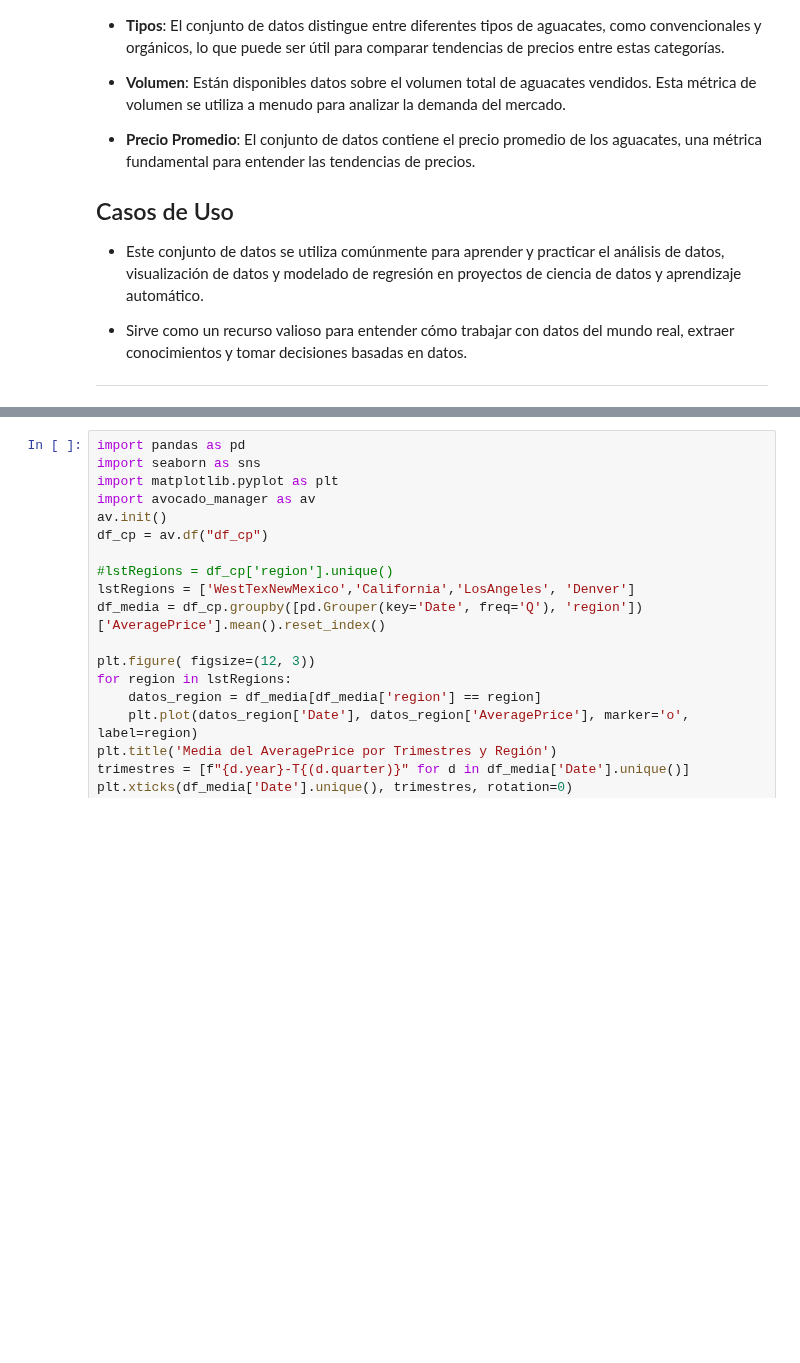
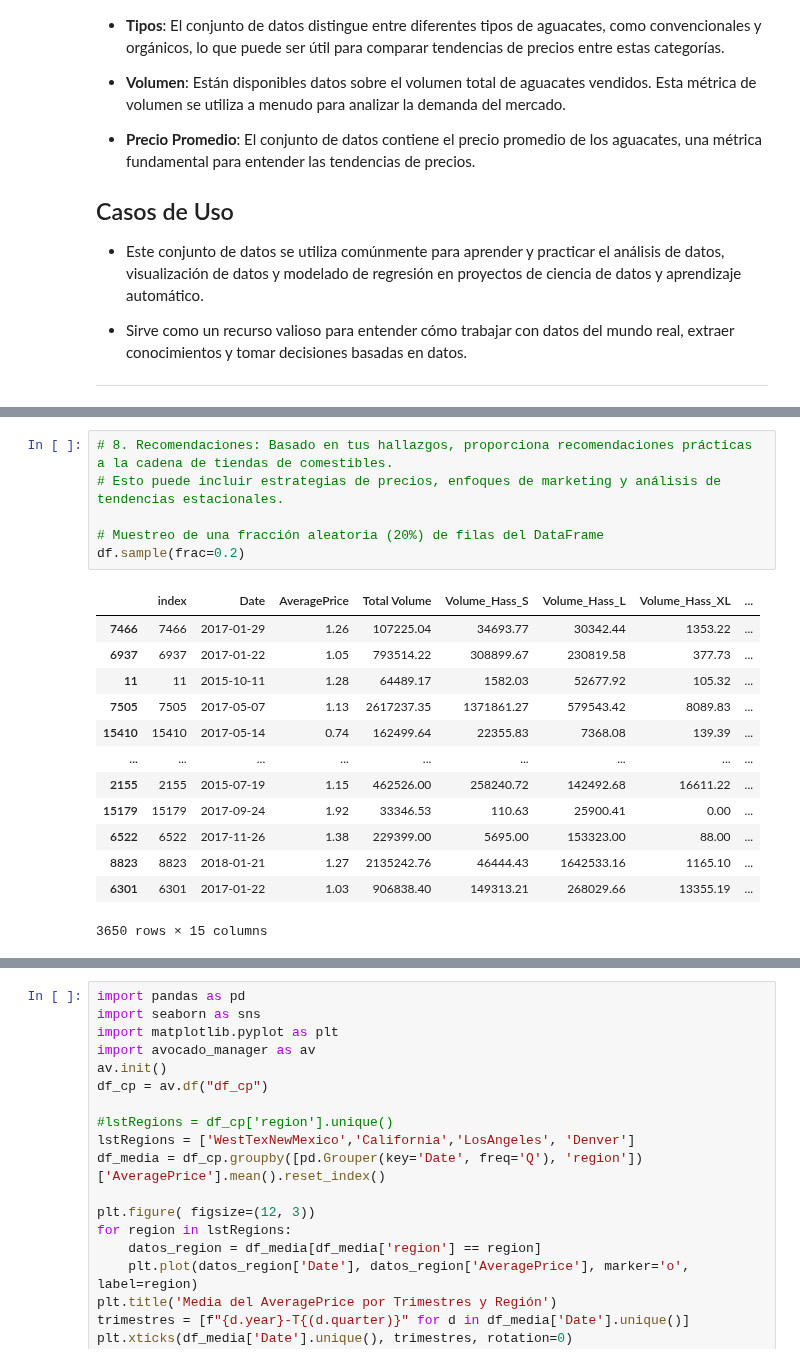
Before and after one commit to cpujol-dev/MiniProjectAavocado, a Jupyter notebook: 0.DataSet_base.ipynb, the cells around one changed output, grey strips where cells are left out. Drawn from its saved outputs; the diff is of its cells as text; blank space fills up the shorter version.

```diff
--- a/0.DataSet_base.ipynb
+++ b/0.DataSet_base.ipynb
@@ -80,3 +237,23 @@ Lista de dataframes: ['df', 'df_cp', 'df_type', 'regions', 'years', 'dates', 'df
+# %%
+# 8. Recomendaciones: Basado en tus hallazgos, proporciona recomendaciones prácticas a la cadena de tiendas de comestibles.
+# Esto puede incluir estrategias de precios, enfoques de marketing y análisis de tendencias estacionales.
+
+# Muestreo de una fracción aleatoria (20%) de filas del DataFrame
+df.sample(frac=0.2)
+# %% [output]
+|  | index | Date | AveragePrice | Total Volume | Volume_Hass_S | Volume_Hass_L | Volume_Hass_XL | ... |
+| 7466 | 7466 | 2017-01-29 | 1.26 | 107225.04 | 34693.77 | 30342.44 | 1353.22 | ... |
+| 6937 | 6937 | 2017-01-22 | 1.05 | 793514.22 | 308899.67 | 230819.58 | 377.73 | ... |
+| 11 | 11 | 2015-10-11 | 1.28 | 64489.17 | 1582.03 | 52677.92 | 105.32 | ... |
+| 7505 | 7505 | 2017-05-07 | 1.13 | 2617237.35 | 1371861.27 | 579543.42 | 8089.83 | ... |
+| 15410 | 15410 | 2017-05-14 | 0.74 | 162499.64 | 22355.83 | 7368.08 | 139.39 | ... |
+| ... | ... | ... | ... | ... | ... | ... | ... | ... |
+| 2155 | 2155 | 2015-07-19 | 1.15 | 462526.00 | 258240.72 | 142492.68 | 16611.22 | ... |
+| 15179 | 15179 | 2017-09-24 | 1.92 | 33346.53 | 110.63 | 25900.41 | 0.00 | ... |
+| 6522 | 6522 | 2017-11-26 | 1.38 | 229399.00 | 5695.00 | 153323.00 | 88.00 | ... |
+| 8823 | 8823 | 2018-01-21 | 1.27 | 2135242.76 | 46444.43 | 1642533.16 | 1165.10 | ... |
+| 6301 | 6301 | 2017-01-22 | 1.03 | 906838.40 | 149313.21 | 268029.66 | 13355.19 | ... |
+3650 rows × 15 columns
 # %%
 import pandas as pd
 import seaborn as sns
```
Also changed, not shown: parts of 4 cells of this notebook, 2 other files.
